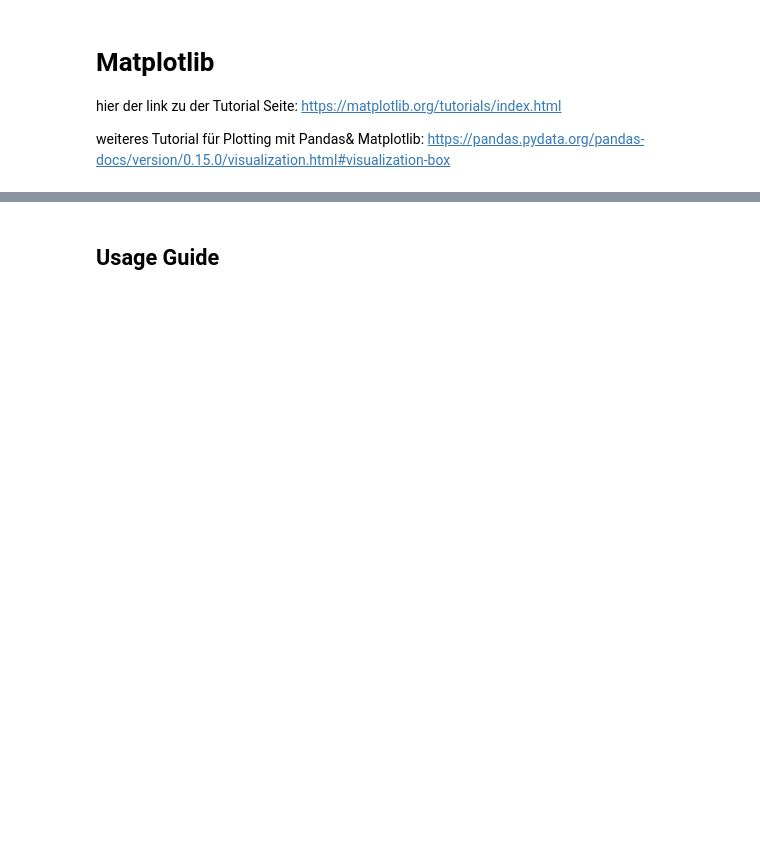
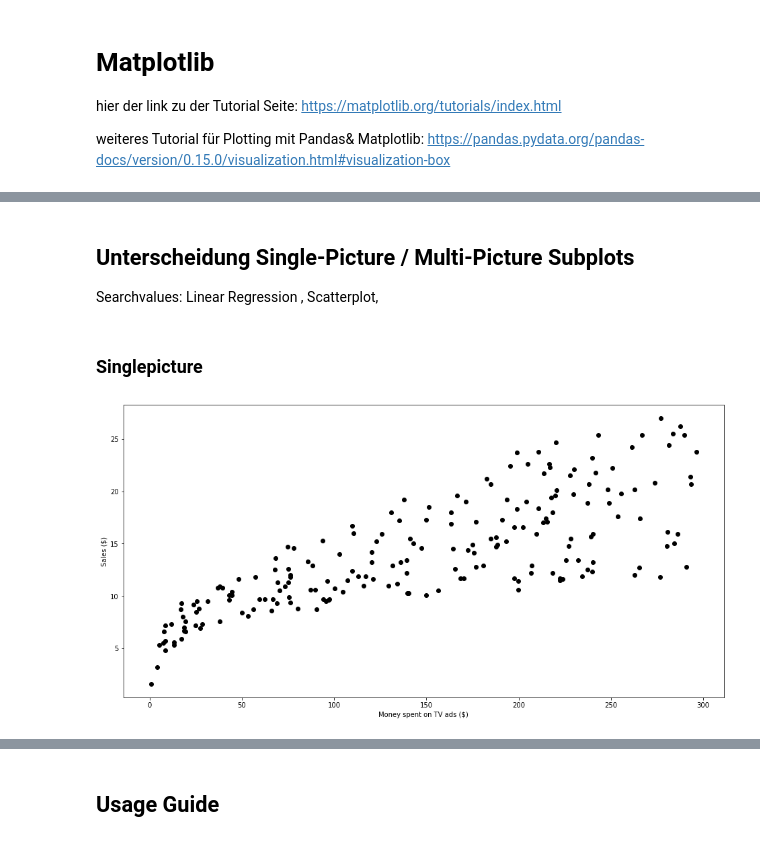
Before and after one commit to JHC90/Basic-DataScience-Skills, a Jupyter notebook: Packet_Visualisierung_matplotlib.ipynb, the cells around one changed output, grey strips where cells are left out. Saved outputs shown, nothing was run; the diff lists cells and outputs as text; code cells hidden in the pictures; blank space fills up the shorter version.

```diff
--- a/Packet_Visualisierung_matplotlib.ipynb
+++ b/Packet_Visualisierung_matplotlib.ipynb
@@ -5,0 +30,17 @@ weiteres Tutorial für Plotting mit Pandas& Matplotlib: https://pandas.pydata.or
+# %% [markdown]
+## Unterscheidung Single-Picture / Multi-Picture Subplots
+Searchvalues: Linear Regression , Scatterplot,
+# %% [markdown]
+### Singlepicture
+# %%
+plt.figure(figsize=(16, 8))
+plt.scatter(
+    df['TV'],
+    df['sales'],
+    c='black'
+)
+plt.xlabel("Money spent on TV ads ($)")
+plt.ylabel("Sales ($)")
+plt.show()
+# %% [output]
+[figure, added]
```
Also changed, not shown: parts of 16 cells of this notebook, 20 other files.
